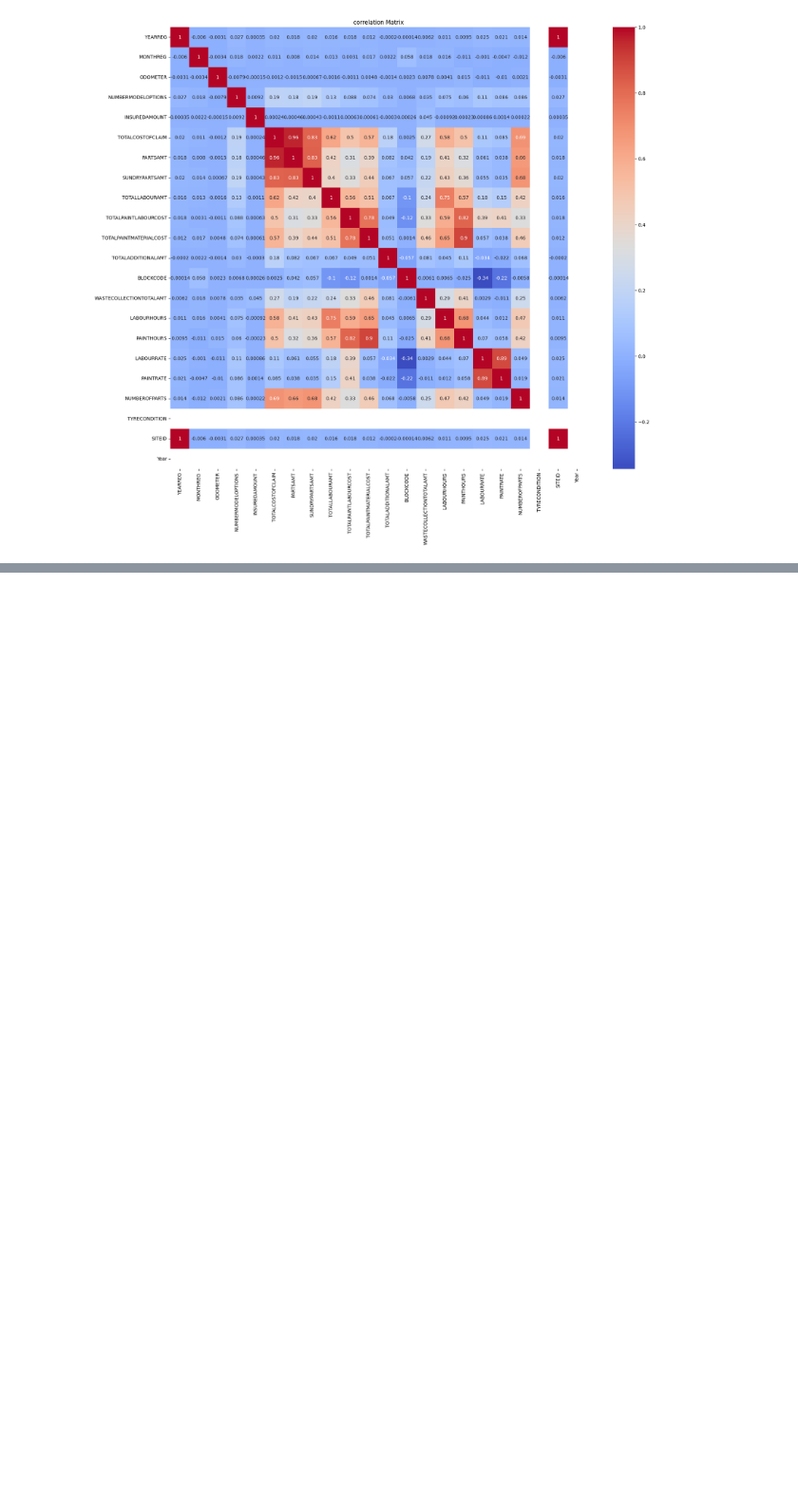
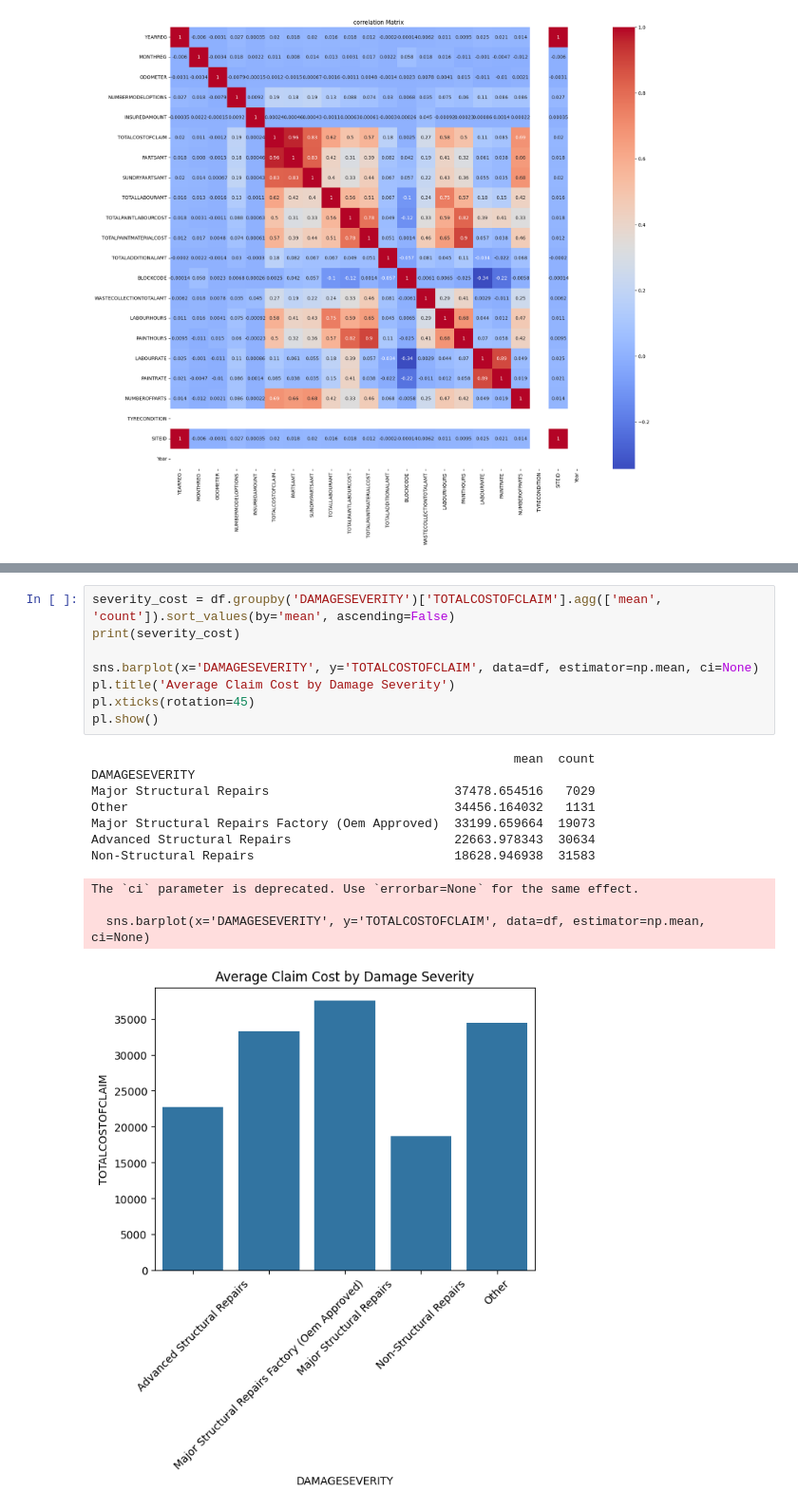
Before and after one commit to Catalyst365/machine-learning, a Jupyter notebook: regression_insurance_claims.ipynb, the cells around one changed output, grey strips where cells are left out. Shown at 95% size. Saved outputs shown, nothing was run; the diff lists cells and outputs as text; blank space fills up the shorter version.

```diff
--- a/regression_insurance_claims.ipynb
+++ b/regression_insurance_claims.ipynb
@@ -81,0 +82,20 @@ df = df.drop(['CREATIONDATE', 'CALCULATIONDATE'], axis=1)
+# %%
+severity_cost = df.groupby('DAMAGESEVERITY')['TOTALCOSTOFCLAIM'].agg(['mean', 'count']).sort_values(by='mean', ascending=False)
+print(severity_cost)
+
+sns.barplot(x='DAMAGESEVERITY', y='TOTALCOSTOFCLAIM', data=df, estimator=np.mean, ci=None)
+pl.title('Average Claim Cost by Damage Severity')
+pl.xticks(rotation=45)
+pl.show()
+# %% [output]
+                                                         mean  count
+DAMAGESEVERITY
+Major Structural Repairs                         37478.654516   7029
+Other                                            34456.164032   1131
+Major Structural Repairs Factory (Oem Approved)  33199.659664  19073
+Advanced Structural Repairs                      22663.978343  30634
+Non-Structural Repairs                           18628.946938  31583
+The `ci` parameter is deprecated. Use `errorbar=None` for the same effect.
+
+  sns.barplot(x='DAMAGESEVERITY', y='TOTALCOSTOFCLAIM', data=df, estimator=np.mean, ci=None)
+[figure, added]
```
Also changed, not shown: parts of 21 cells of this notebook.
